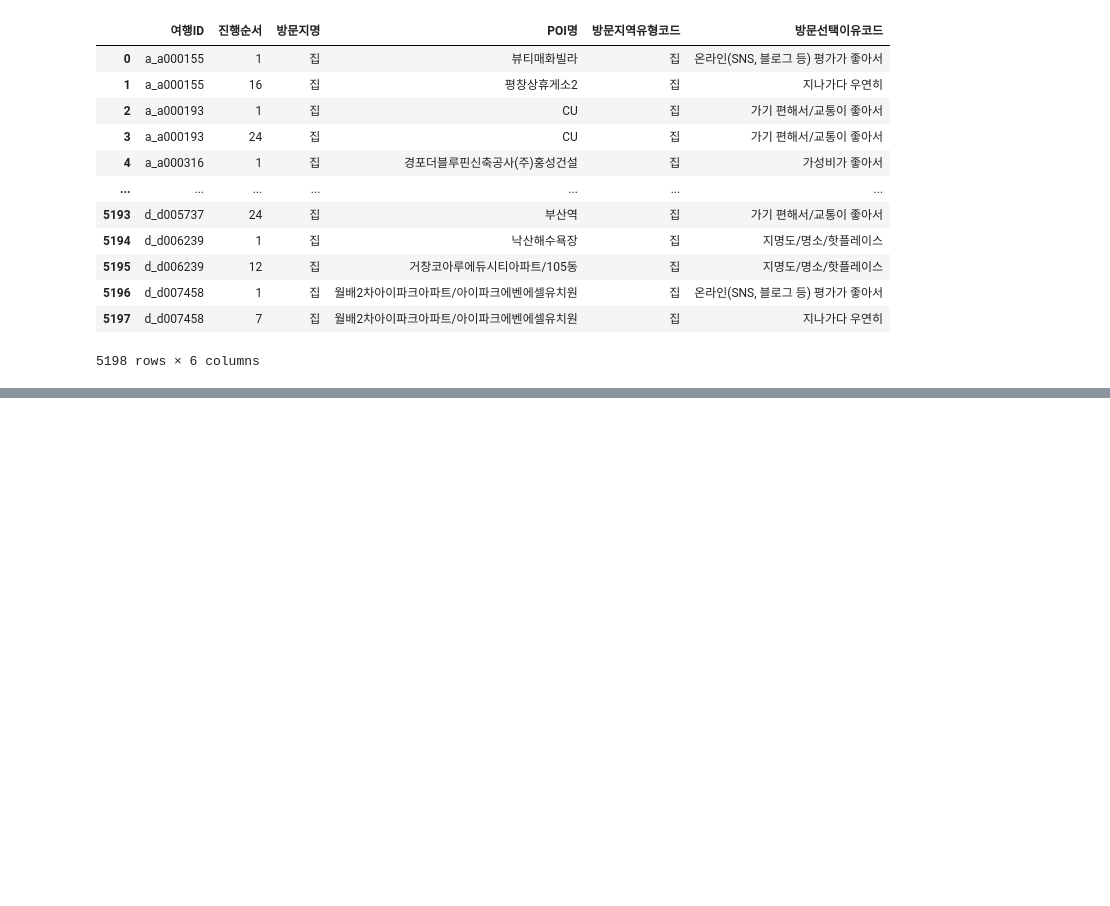
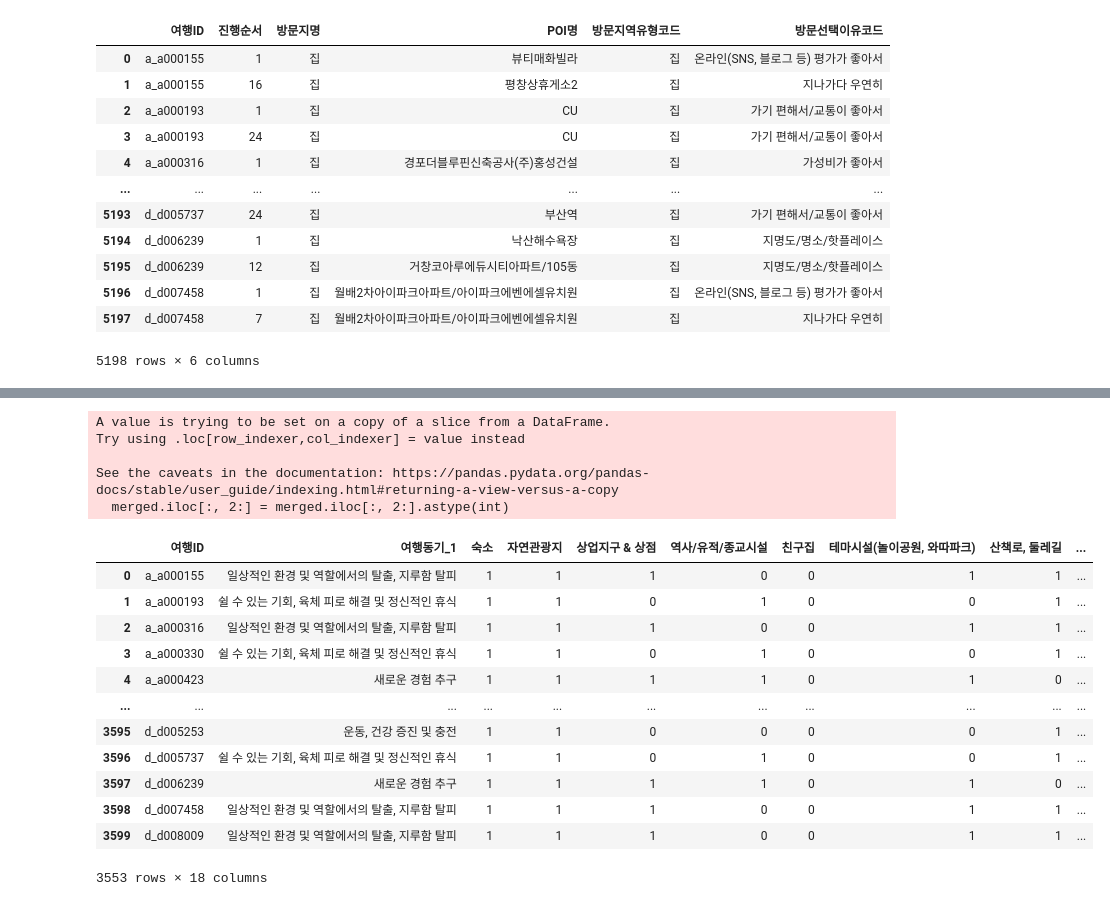
Before and after one commit to ssoom98/where2go, a Jupyter notebook: choi/preprocessing/가설검증전처리.ipynb, the cells around one changed output, grey strips where cells are left out. Cells and saved outputs as stored; diff of their text form; code cells hidden in the pictures; blank space fills up the shorter version.

```diff
--- a/choi/preprocessing/가설검증전처리.ipynb
+++ b/choi/preprocessing/가설검증전처리.ipynb
@@ -447,0 +482,25 @@ va_info[va_info['방문지역유형코드']=='자연관광지']
+# %%
+# ?? 왜 nan?
+merged.iloc[:, 2:] = merged.iloc[:, 2:].astype(int)
+# %% [output]
+A value is trying to be set on a copy of a slice from a DataFrame.
+Try using .loc[row_indexer,col_indexer] = value instead
+
+See the caveats in the documentation: https://pandas.pydata.org/pandas-docs/stable/user_guide/indexing.html#returning-a-view-versus-a-copy
+  merged.iloc[:, 2:] = merged.iloc[:, 2:].astype(int)
+# %%
+merged
+# %% [output]
+|  | 여행ID | 여행동기_1 | 숙소 | 자연관광지 | 상업지구 & 상점 | 역사/유적/종교시설 | 친구집 | 테마시설(놀이공원, 와따파크) | 산책로, 둘레길 | ... |
+| 0 | a_a000155 | 일상적인 환경 및 역할에서의 탈출, 지루함 탈피 | 1 | 1 | 1 | 0 | 0 | 1 | 1 | ... |
+| 1 | a_a000193 | 쉴 수 있는 기회, 육체 피로 해결 및 정신적인 휴식 | 1 | 1 | 0 | 1 | 0 | 0 | 1 | ... |
+| 2 | a_a000316 | 일상적인 환경 및 역할에서의 탈출, 지루함 탈피 | 1 | 1 | 1 | 0 | 0 | 1 | 1 | ... |
+| 3 | a_a000330 | 쉴 수 있는 기회, 육체 피로 해결 및 정신적인 휴식 | 1 | 1 | 0 | 1 | 0 | 0 | 1 | ... |
+| 4 | a_a000423 | 새로운 경험 추구 | 1 | 1 | 1 | 1 | 0 | 1 | 0 | ... |
+| ... | ... | ... | ... | ... | ... | ... | ... | ... | ... | ... |
+| 3595 | d_d005253 | 운동, 건강 증진 및 충전 | 1 | 1 | 0 | 0 | 0 | 0 | 1 | ... |
+| 3596 | d_d005737 | 쉴 수 있는 기회, 육체 피로 해결 및 정신적인 휴식 | 1 | 1 | 0 | 1 | 0 | 0 | 1 | ... |
+| 3597 | d_d006239 | 새로운 경험 추구 | 1 | 1 | 1 | 1 | 0 | 1 | 0 | ... |
+| 3598 | d_d007458 | 일상적인 환경 및 역할에서의 탈출, 지루함 탈피 | 1 | 1 | 1 | 0 | 0 | 1 | 1 | ... |
+| 3599 | d_d008009 | 일상적인 환경 및 역할에서의 탈출, 지루함 탈피 | 1 | 1 | 1 | 0 | 0 | 1 | 1 | ... |
+3553 rows × 18 columns
```
Also changed, not shown: parts of 16 cells of this notebook, 1 other file.
